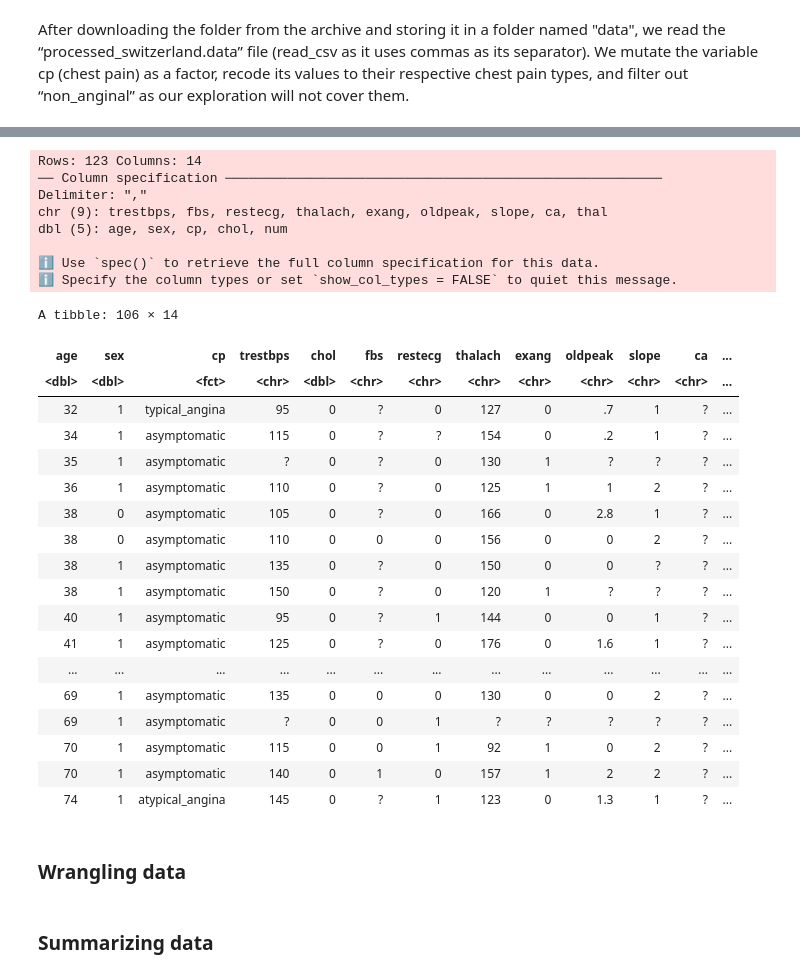
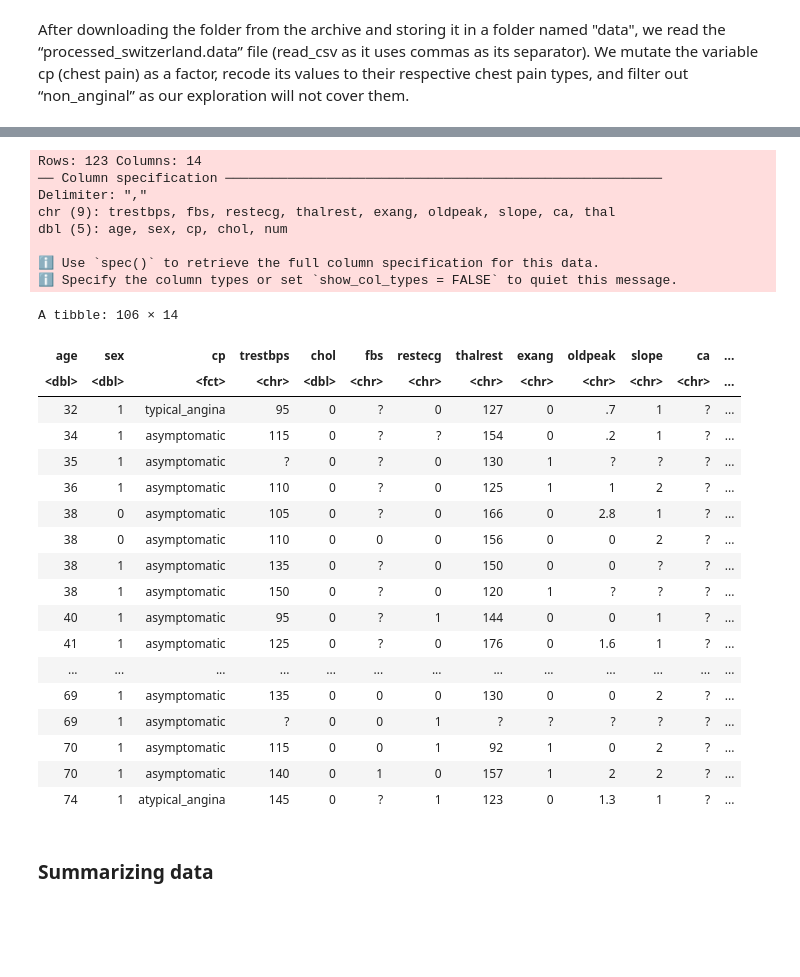
Before and after one commit to andreaschildh/project_proposal, a Jupyter notebook: heart_disease_gproject.ipynb, the cells around one changed output, grey strips where cells are left out. Drawn from its saved outputs; the diff is of its cells as text; code cells hidden in the pictures; blank space fills up the shorter version.

```diff
--- a/heart_disease_gproject.ipynb
+++ b/heart_disease_gproject.ipynb
@@ -37,26 +37,26 @@ library(tidymodels)
 # %%
 heart_disease <- read_csv("data/processed.switzerland.data",
-                            col_names = c("age", "sex", "cp", "trestbps", "chol", "fbs", "restecg", "thalach",
+                            col_names = c("age", "sex", "cp", "trestbps", "chol", "fbs", "restecg", "thalrest",
                                           "exang", "oldpeak", "slope", "ca", "thal", "num")) |>
 # cp       -> chest pain
 # trestbps -> resting blood pressure
 # thalach  -> max heart rate achieved
     mutate(cp = as_factor(cp)) |>
     mutate(cp = fct_recode(cp, "typical_angina" = "1", "atypical_angina" = "2", "non_anginal" = "3", "asymptomatic" = "4")) |>
     filter(cp != "non_anginal")
 
 heart_disease
 # %% [output]
 Rows: 123 Columns: 14
 ── Column specification ────────────────────────────────────────────────────────
 Delimiter: ","
-chr (9): trestbps, fbs, restecg, thalach, exang, oldpeak, slope, ca, thal
+chr (9): trestbps, fbs, restecg, thalrest, exang, oldpeak, slope, ca, thal
 dbl (5): age, sex, cp, chol, num
 
 ℹ Use `spec()` to retrieve the full column specification for this data.
 ℹ Specify the column types or set `show_col_types = FALSE` to quiet this message.
 A tibble: 106 × 14
-| age | sex | cp | trestbps | chol | fbs | restecg | thalach | exang | oldpeak | slope | ca | ... |
+| age | sex | cp | trestbps | chol | fbs | restecg | thalrest | exang | oldpeak | slope | ca | ... |
 | <dbl> | <dbl> | <fct> | <chr> | <dbl> | <chr> | <chr> | <chr> | <chr> | <chr> | <chr> | <chr> | ... |
 | 32 | 1 | typical_angina | 95 | 0 | ? | 0 | 127 | 0 | .7 | 1 | ? | ... |
 | 34 | 1 | asymptomatic | 115 | 0 | ? | ? | 154 | 0 | .2 | 1 | ? | ... |
@@ -74,7 +74,5 @@ A tibble: 106 × 14
 | 70 | 1 | asymptomatic | 115 | 0 | 0 | 1 | 92 | 1 | 0 | 2 | ? | ... |
 | 70 | 1 | asymptomatic | 140 | 0 | 1 | 0 | 157 | 1 | 2 | 2 | ? | ... |
 | 74 | 1 | atypical_angina | 145 | 0 | ? | 1 | 123 | 0 | 1.3 | 1 | ? | ... |
-# %% [markdown]
-### Wrangling data
 # %% [markdown]
 ### Summarizing data
```
Also changed, not shown: parts of 4 cells of this notebook.
